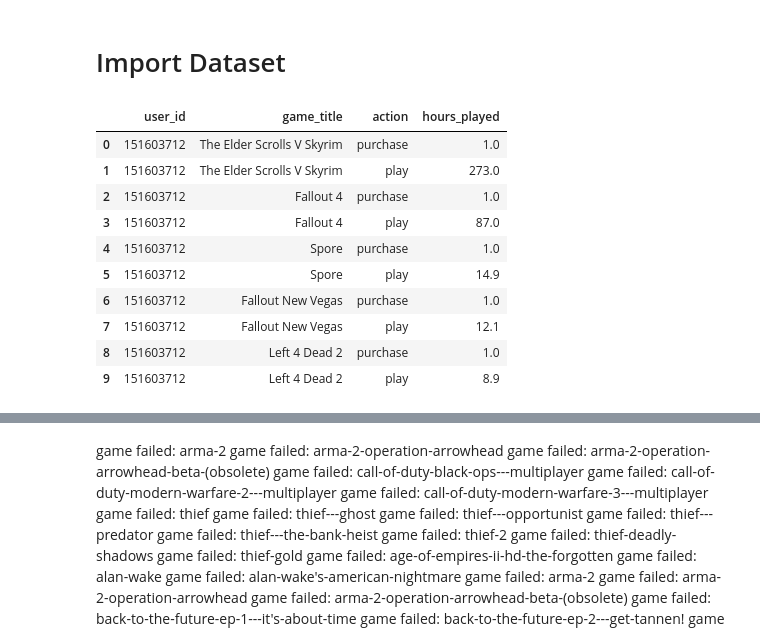
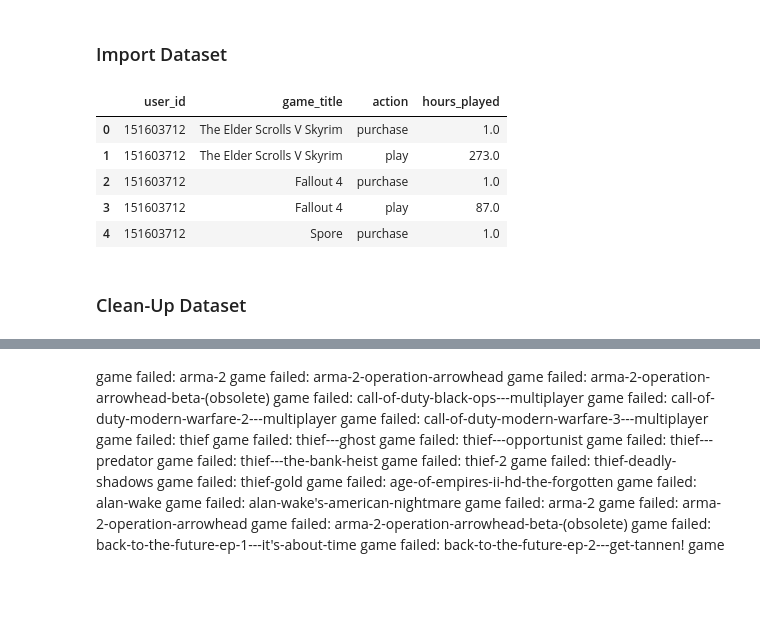
Before and after one commit to mkivenson/Recommender-Systems, a Jupyter notebook: Video Game Recommendations/Video Game Recommendation System.ipynb, the cells around one changed output, grey strips where cells are left out. Cells and saved outputs as stored; diff of their text form; code cells hidden in the pictures; blank space fills up the shorter version.

```diff
--- a/Video Game Recommendations/Video Game Recommendation System.ipynb
+++ b/Video Game Recommendations/Video Game Recommendation System.ipynb
@@ -13,26 +16,23 @@ from sklearn import preprocessing
 import seaborn as sns
 # %% [markdown]
-# Import Dataset
+### Import Dataset
 # %%
 user_url = "https://raw.githubusercontent.com/mkivenson/" + \
 "Recommender-Systems/master/Video%20Game%20Recommendations/steam-200k.csv"
 user_df = pd.read_csv(user_url,
                       header = None,
                       usecols = list(range(4)),
                       names = ['user_id','game_title','action','hours_played'])
-user_df.head(n=10)
+user_df.head()
 # %% [output]
 |  | user_id | game_title | action | hours_played |
 | 0 | 151603712 | The Elder Scrolls V Skyrim | purchase | 1.0 |
 | 1 | 151603712 | The Elder Scrolls V Skyrim | play | 273.0 |
 | 2 | 151603712 | Fallout 4 | purchase | 1.0 |
 | 3 | 151603712 | Fallout 4 | play | 87.0 |
 | 4 | 151603712 | Spore | purchase | 1.0 |
-| 5 | 151603712 | Spore | play | 14.9 |
-| 6 | 151603712 | Fallout New Vegas | purchase | 1.0 |
-| 7 | 151603712 | Fallout New Vegas | play | 12.1 |
-| 8 | 151603712 | Left 4 Dead 2 | purchase | 1.0 |
-| 9 | 151603712 | Left 4 Dead 2 | play | 8.9 |
+# %% [markdown]
+### Clean-Up Dataset
 # %%
 user_df = (pd.pivot_table(user_df,
                       index = ['user_id','game_title'],
```
Also changed, not shown: parts of 18 cells of this notebook.
